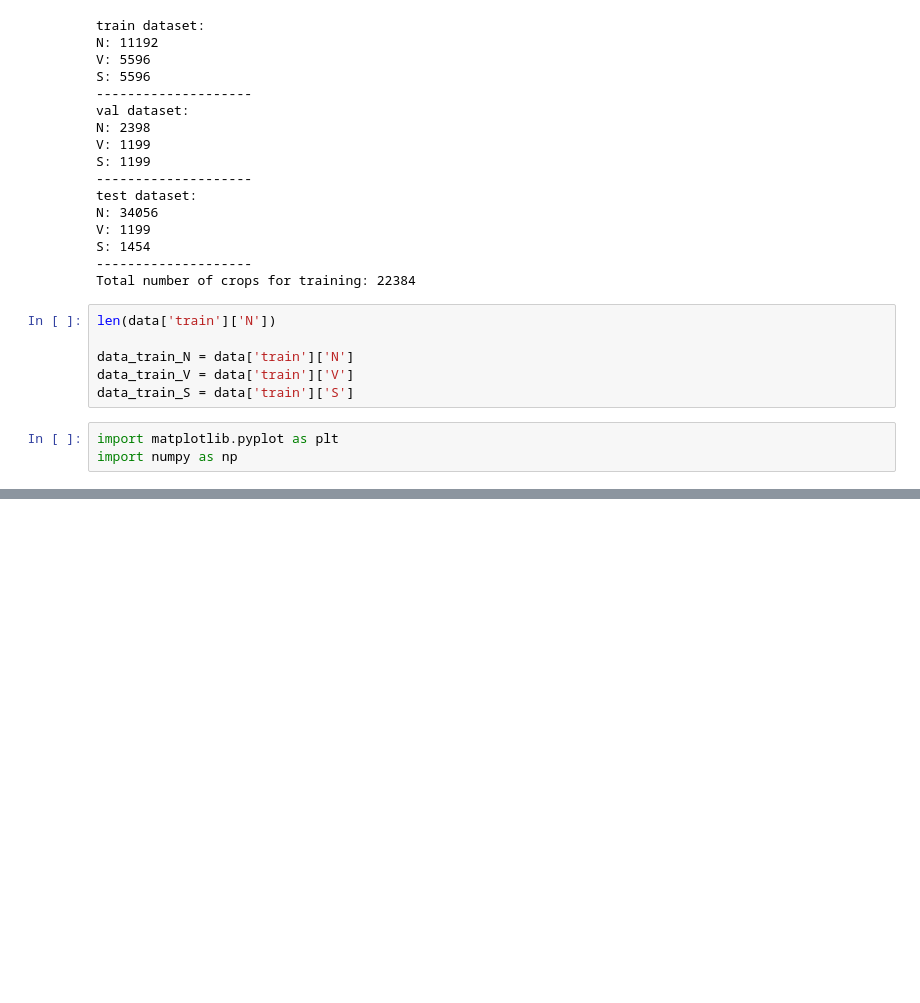
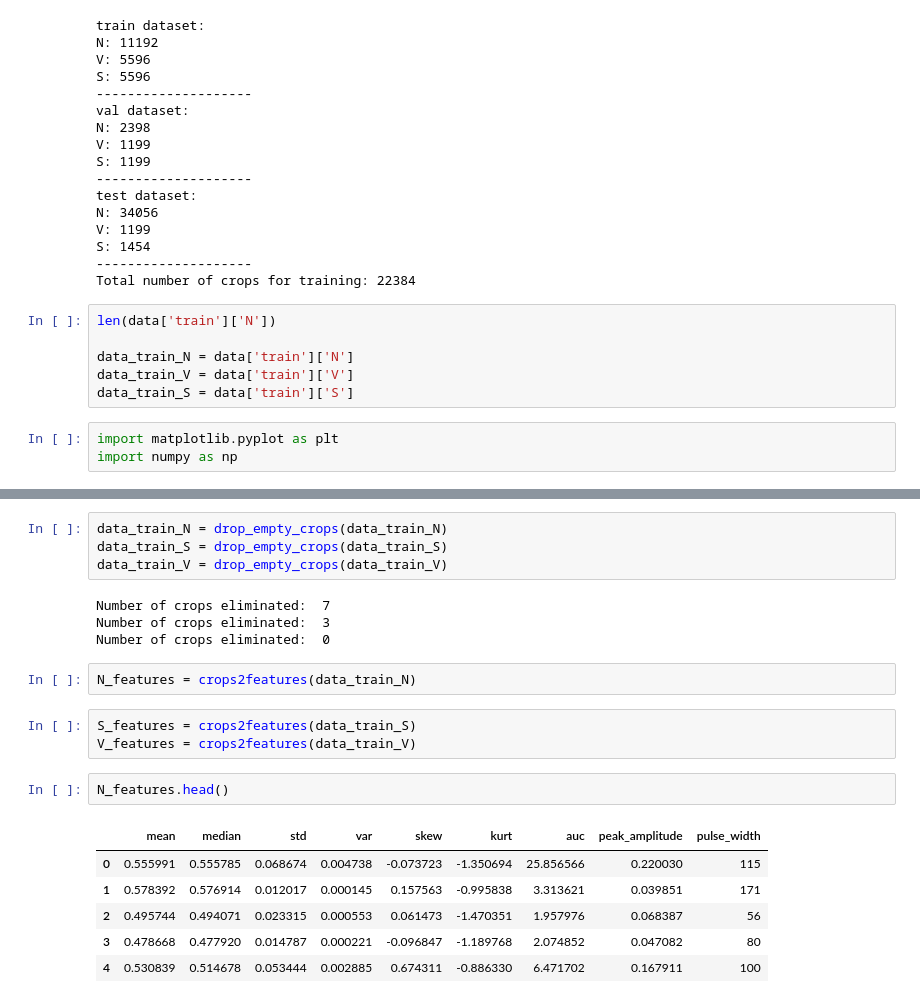
Before and after one commit to FrancescoLeni/AI_PPG, a Jupyter notebook: NB_ML.ipynb, the cells around one changed output, grey strips where cells are left out. Drawn from its saved outputs; the diff is of its cells as text; blank space fills up the shorter version.

Commit message:
Started implementing statistical feature extraction in NB_ML
Gets stuck on training sometimes though :/

```diff
--- a/NB_ML.ipynb
+++ b/NB_ML.ipynb
@@ -205,0 +264,22 @@ array([102.34743717, 102.63797472, 102.81141199, 103.34591132,
+# %%
+data_train_N = drop_empty_crops(data_train_N)
+data_train_S = drop_empty_crops(data_train_S)
+data_train_V = drop_empty_crops(data_train_V)
+# %% [output]
+Number of crops eliminated:  7
+Number of crops eliminated:  3
+Number of crops eliminated:  0
+# %%
+N_features = crops2features(data_train_N)
+# %%
+S_features = crops2features(data_train_S)
+V_features = crops2features(data_train_V)
+# %%
+N_features.head()
+# %% [output]
+|  | mean | median | std | var | skew | kurt | auc | peak_amplitude | pulse_width |
+| 0 | 0.555991 | 0.555785 | 0.068674 | 0.004738 | -0.073723 | -1.350694 | 25.856566 | 0.220030 | 115 |
+| 1 | 0.578392 | 0.576914 | 0.012017 | 0.000145 | 0.157563 | -0.995838 | 3.313621 | 0.039851 | 171 |
+| 2 | 0.495744 | 0.494071 | 0.023315 | 0.000553 | 0.061473 | -1.470351 | 1.957976 | 0.068387 | 56 |
+| 3 | 0.478668 | 0.477920 | 0.014787 | 0.000221 | -0.096847 | -1.189768 | 2.074852 | 0.047082 | 80 |
+| 4 | 0.530839 | 0.514678 | 0.053444 | 0.002885 | 0.674311 | -0.886330 | 6.471702 | 0.167911 | 100 |
```
Also changed, not shown: parts of 12 cells of this notebook, 1 other file.
